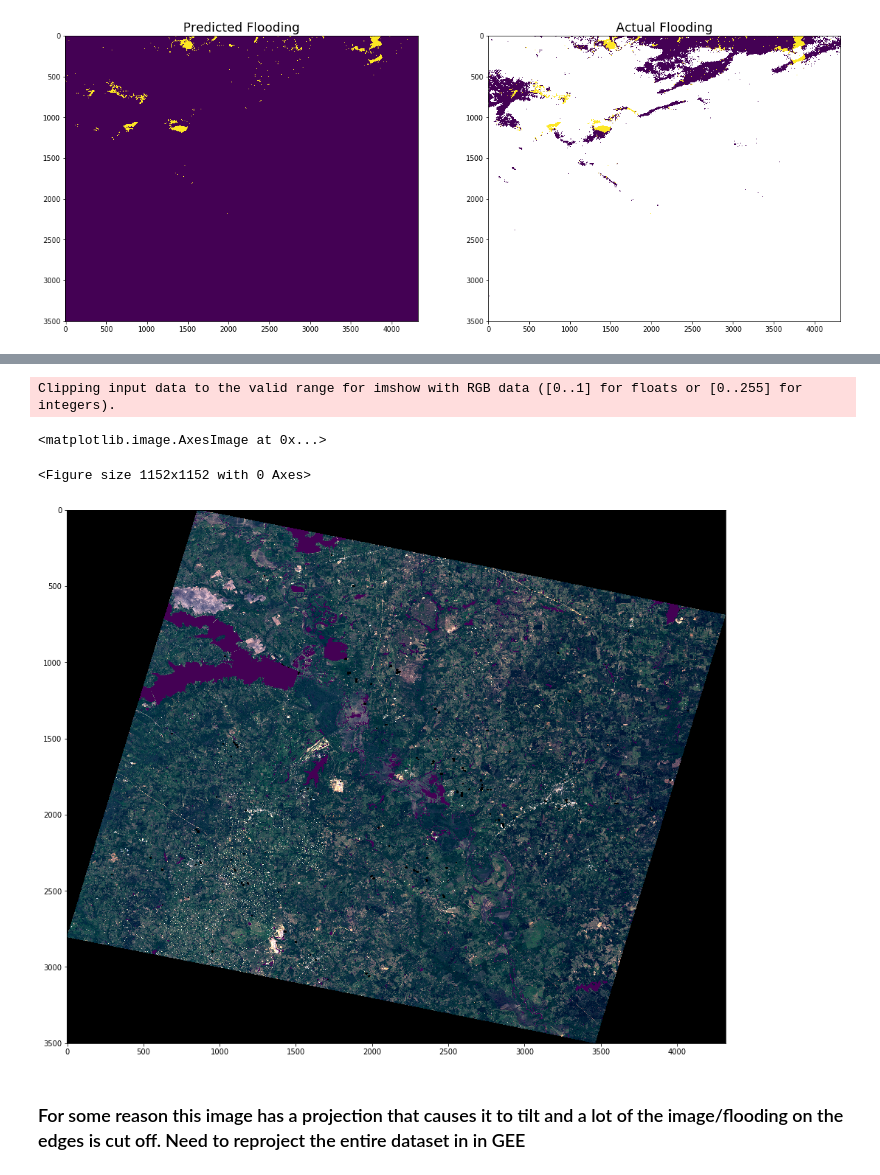
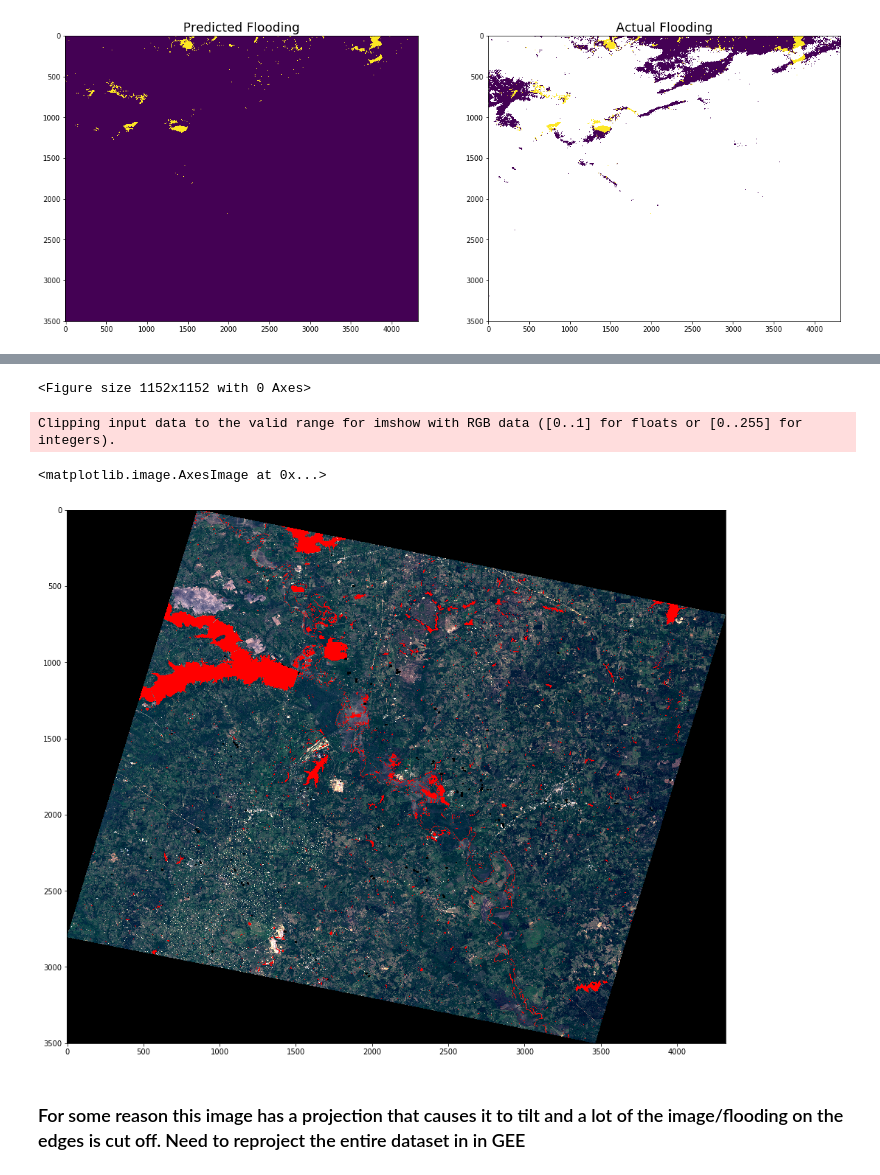
Before and after one commit to ianpdavies/cloudy_flood_prediction, a Jupyter notebook: notebooks/CNN_withSeparateCloudFiles.ipynb, the cells around one changed output, grey strips where cells are left out. Saved outputs shown, nothing was run; the diff lists cells and outputs as text; code cells hidden in the pictures.

```diff
--- a/notebooks/CNN_withSeparateCloudFiles.ipynb
+++ b/notebooks/CNN_withSeparateCloudFiles.ipynb
@@ -620,13 +615,15 @@ plt.figure(figsize = (16,16))
 rgb_stack = np.dstack((red, green, blue))
 
 rgb_stack = (rgb_stack - 0.05)/(0.2 - 0.05)
-fig = plt.figure(frameon=False, figsize = (16,16))
-plt.imshow(rgb_stack)
-plt.imshow(floods)
 # %% [output]
-Clipping input data to the valid range for imshow with RGB data ([0..1] for floats or [0..255] for integers).
+<Figure size 1152x1152 with 0 Axes>
-<matplotlib.image.AxesImage at 0x...>
-<Figure size 1152x1152 with 0 Axes>
-[figure, removed]
+# %%
+fig = plt.figure(frameon=False, figsize = (16,16))
+plt.imshow(rgb_stack)
+plt.imshow(floods, cmap=plt.get_cmap('hsv'))
+# %% [output]
+Clipping input data to the valid range for imshow with RGB data ([0..1] for floats or [0..255] for integers).
+<matplotlib.image.AxesImage at 0x...>
+[figure, added]
 # %% [markdown]
 ### For some reason this image has a projection that causes it to tilt and a lot of the image/flooding on the edges is cut off. Need to reproject the entire dataset in in GEE
```
Also changed, not shown: parts of 5 cells of this notebook.
